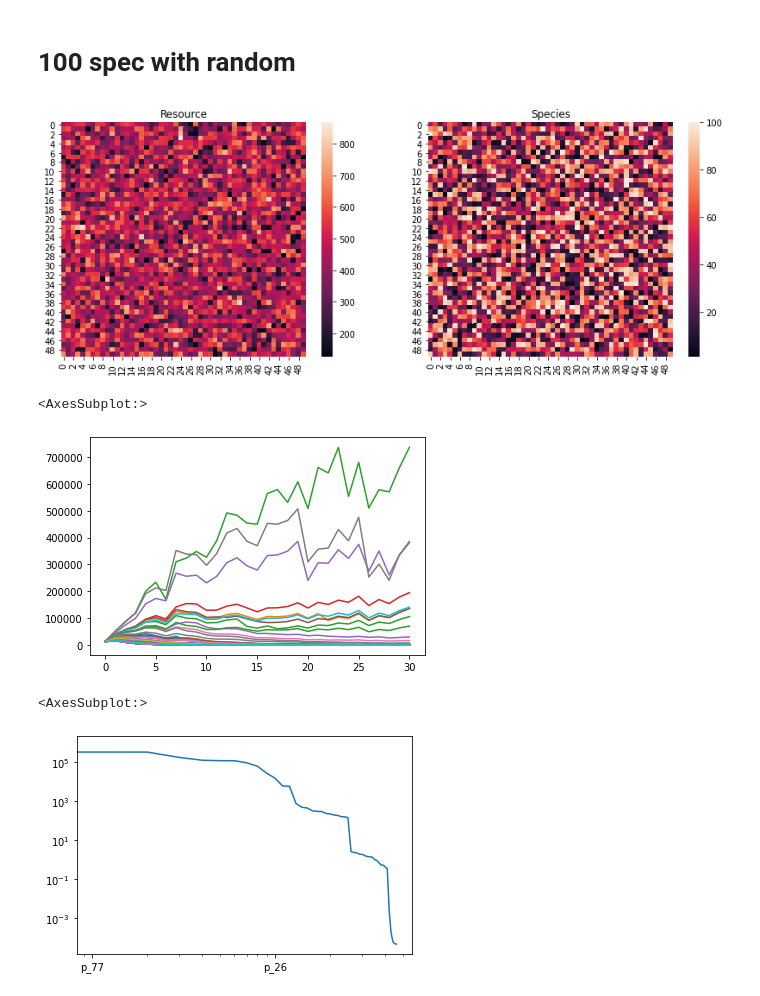
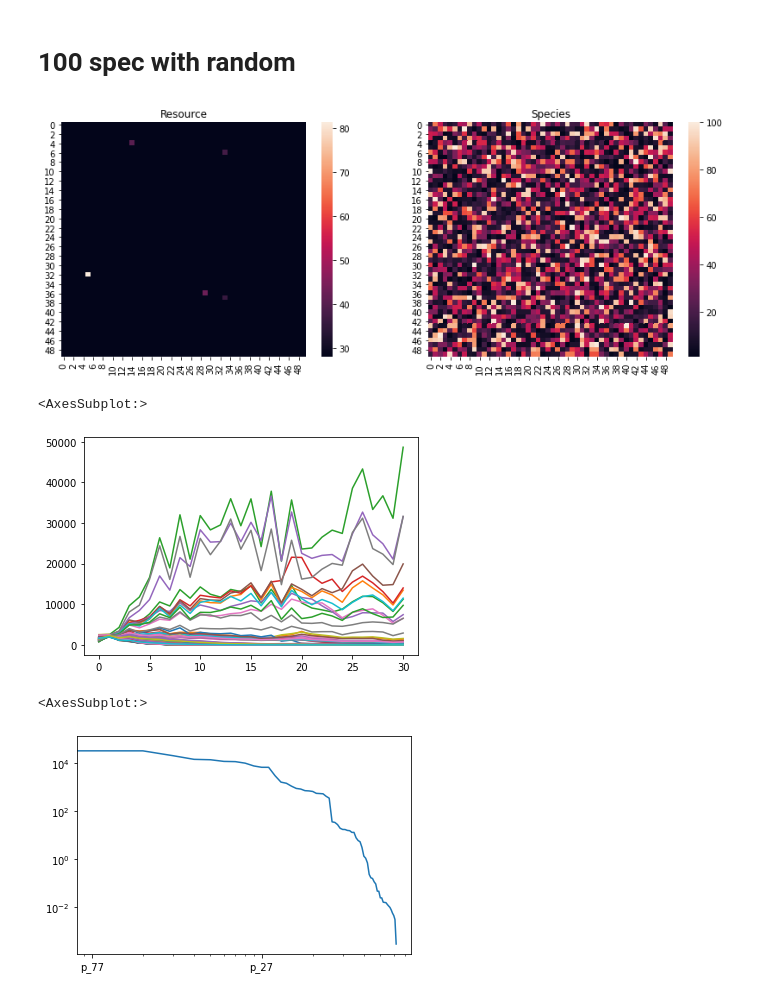
Before and after one commit to namaph/namaph, a Jupyter notebook: example-notebooks/NewSim.ipynb, the cells around one changed output. Cells and saved outputs as stored; diff of their text form; code cells hidden in the pictures.

```diff
--- a/example-notebooks/NewSim.ipynb
+++ b/example-notebooks/NewSim.ipynb
@@ -140,24 +166,25 @@ b[100].heatmap()
 # %% [markdown]
 # 100 spec with random
 # %%
-p = pd.read_csv('./Ecosystem/100spec.csv', index_col=0)
-system = default_ecosystem((50, 50), 100, 1000)
+p = pd.read_csv('./Ecosystem/p_temp.csv', index_col=0)
+
+system = default_ecosystem((50, 50), 100, 100)
 res, spc, ene = system.resource, system.species, system.energy
 
-spc = set_random(spc, 500)
+spc = set_scale(spc, p, 250, 100)
 res = ene - calc_energy(spc, p)
 
-system = harvest(Ecosystem(res, spc, ene), p)
+system = harvest(Ecosystem(res, spc, ene), p, 0)
 
 system.heatmap(False)
 # %% [output]
-[figure, old version]
+[figure, new version]
 # %%
 b = [system]
 for i in range(30):
   system = grow(system, p)
   system = seed(system, p)
-  system = harvest(system, p)
+  system = harvest(system, p, 20)
   b.append(system)
 
 result = pd.DataFrame(
@@ -168,13 +195,13 @@ result = pd.DataFrame(
 result.plot(legend=None)
 # %% [output]
 <AxesSubplot:>
-[figure, old version]
+[figure, new version]
 # %%
-temp = result.iloc[29]
+temp = result.iloc[-1]
 temp[temp>0].sort_values(ascending=False).plot(logx=True, logy=True)
 # %% [output]
 <AxesSubplot:>
-[figure, old version]
+[figure, new version]
 # %%
 temp.sort_values(ascending=False).head(30).index
 # %% [output]
```
Also changed, not shown: parts of 39 cells of this notebook, 5 other files.
